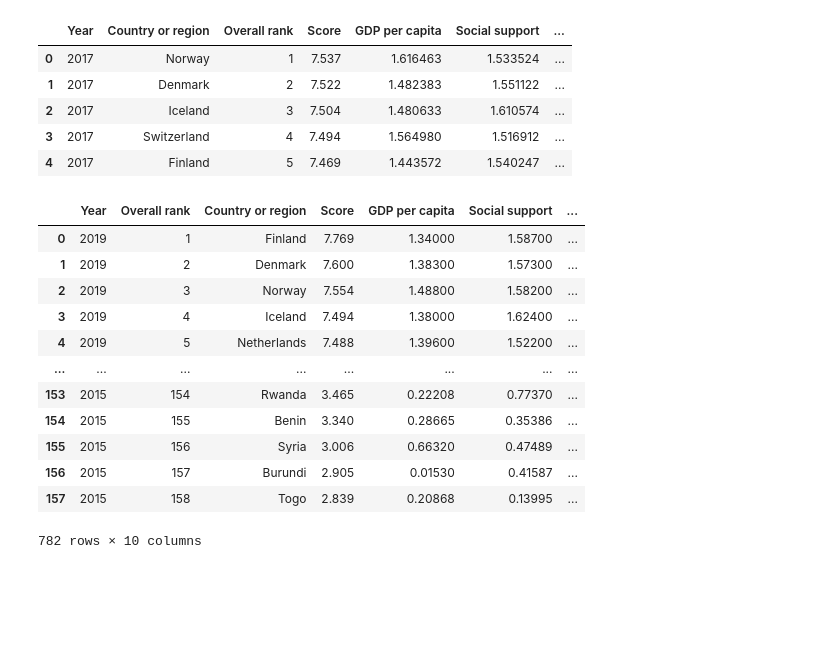
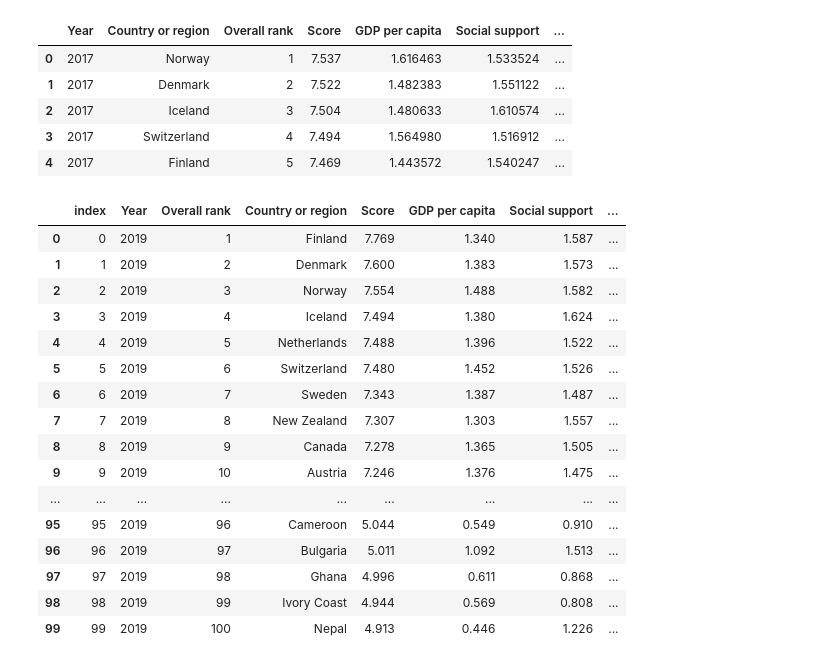
Before and after one commit to Bmyers5817/Project-1, a Jupyter notebook: World_Happiness.ipynb, the cells around one changed output. Drawn from its saved outputs; the diff is of its cells as text; code cells hidden in the pictures; blank space fills up the shorter version.

Commit message:
cleaned data

```diff
--- a/World_Happiness.ipynb
+++ b/World_Happiness.ipynb
@@ -96,20 +96,24 @@ happiness_data_2017.head()
 happiness_data_2018.insert(0, "Year", "2018", True)
 happiness_data_2019.insert(0, "Year", "2019", True)
 # %%
-happiness_data = pd.concat([happiness_data_2019, happiness_data_2018, happiness_data_2017, happiness_data_2016, happiness_data_2015])
+happiness_data = pd.concat([happiness_data_2019, happiness_data_2018, happiness_data_2017, happiness_data_2016, happiness_data_2015]).reset_index()
 # happines_data.drop(['Overall rank', 'Country or region'], axis=1, inplace=True)
-happiness_data.head(800)
+happiness_data.head(100)
 # %% [output]
-|  | Year | Overall rank | Country or region | Score | GDP per capita | Social support | ... |
-| 0 | 2019 | 1 | Finland | 7.769 | 1.34000 | 1.58700 | ... |
-| 1 | 2019 | 2 | Denmark | 7.600 | 1.38300 | 1.57300 | ... |
-| 2 | 2019 | 3 | Norway | 7.554 | 1.48800 | 1.58200 | ... |
-| 3 | 2019 | 4 | Iceland | 7.494 | 1.38000 | 1.62400 | ... |
-| 4 | 2019 | 5 | Netherlands | 7.488 | 1.39600 | 1.52200 | ... |
-| ... | ... | ... | ... | ... | ... | ... | ... |
-| 153 | 2015 | 154 | Rwanda | 3.465 | 0.22208 | 0.77370 | ... |
-| 154 | 2015 | 155 | Benin | 3.340 | 0.28665 | 0.35386 | ... |
-| 155 | 2015 | 156 | Syria | 3.006 | 0.66320 | 0.47489 | ... |
-| 156 | 2015 | 157 | Burundi | 2.905 | 0.01530 | 0.41587 | ... |
-| 157 | 2015 | 158 | Togo | 2.839 | 0.20868 | 0.13995 | ... |
+|  | index | Year | Overall rank | Country or region | Score | GDP per capita | Social support | ... |
+| 0 | 0 | 2019 | 1 | Finland | 7.769 | 1.340 | 1.587 | ... |
+| 1 | 1 | 2019 | 2 | Denmark | 7.600 | 1.383 | 1.573 | ... |
+| 2 | 2 | 2019 | 3 | Norway | 7.554 | 1.488 | 1.582 | ... |
+| 3 | 3 | 2019 | 4 | Iceland | 7.494 | 1.380 | 1.624 | ... |
+| 4 | 4 | 2019 | 5 | Netherlands | 7.488 | 1.396 | 1.522 | ... |
+| 5 | 5 | 2019 | 6 | Switzerland | 7.480 | 1.452 | 1.526 | ... |
+| 6 | 6 | 2019 | 7 | Sweden | 7.343 | 1.387 | 1.487 | ... |
+| 7 | 7 | 2019 | 8 | New Zealand | 7.307 | 1.303 | 1.557 | ... |
+| 8 | 8 | 2019 | 9 | Canada | 7.278 | 1.365 | 1.505 | ... |
+| 9 | 9 | 2019 | 10 | Austria | 7.246 | 1.376 | 1.475 | ... |
+| ... | ... | ... | ... | ... | ... | ... | ... | ... |
+| 95 | 95 | 2019 | 96 | Cameroon | 5.044 | 0.549 | 0.910 | ... |
+| 96 | 96 | 2019 | 97 | Bulgaria | 5.011 | 1.092 | 1.513 | ... |
+| 97 | 97 | 2019 | 98 | Ghana | 4.996 | 0.611 | 0.868 | ... |
+| 98 | 98 | 2019 | 99 | Ivory Coast | 4.944 | 0.569 | 0.808 | ... |
+| 99 | 99 | 2019 | 100 | Nepal | 4.913 | 0.446 | 1.226 | ... |
-782 rows × 10 columns
```
Also changed, not shown: parts of 1 cell of this notebook.
